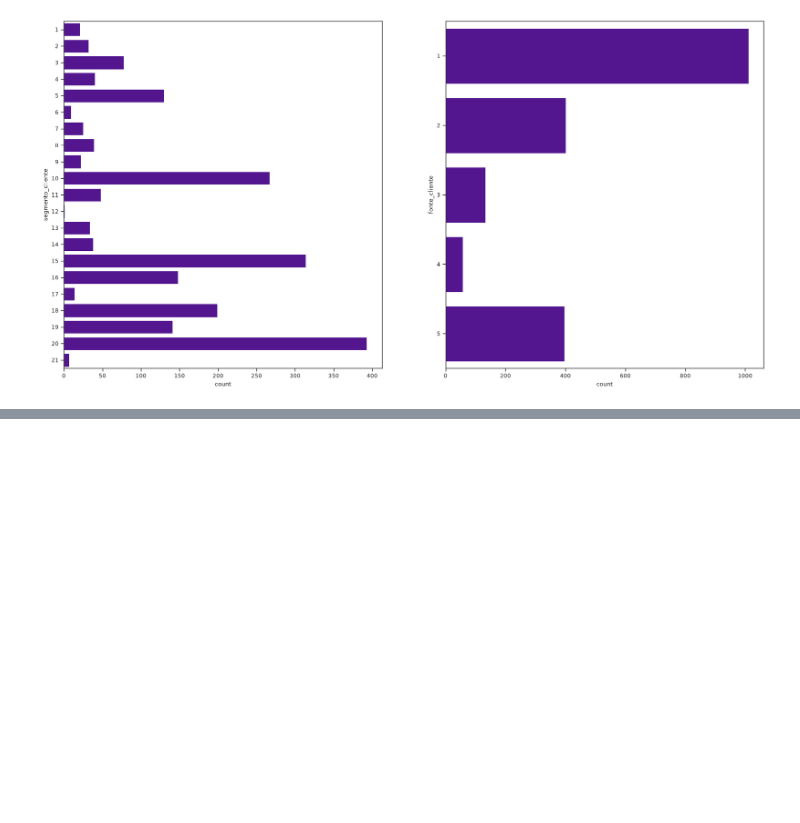
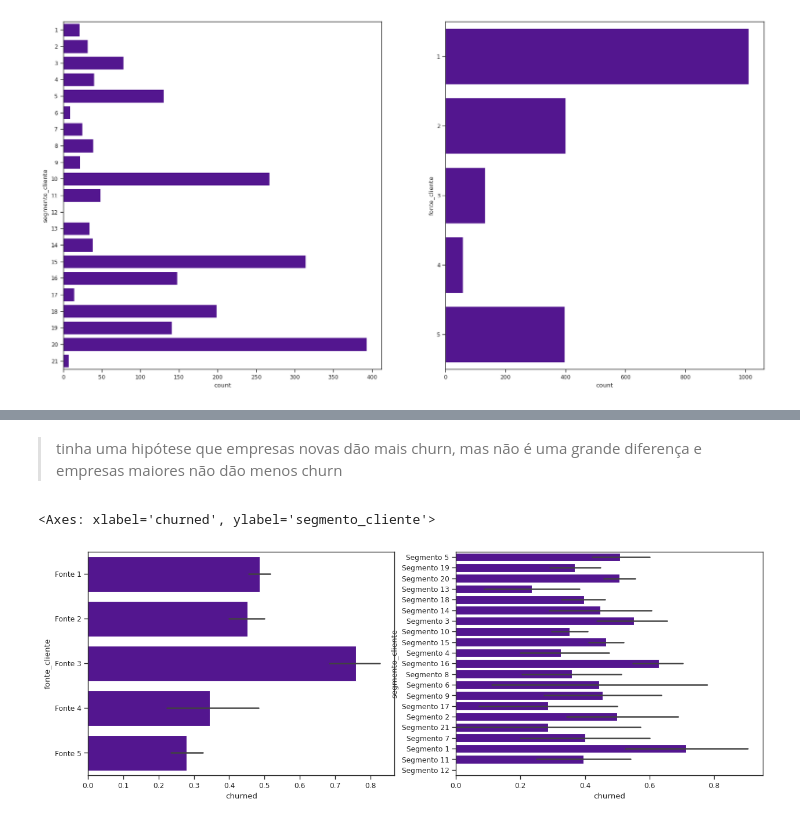
Before and after one commit to lgns-cin/CIN0144, a Jupyter notebook: EDA/com_pedidos.ipynb, the cells around one changed output, grey strips where cells are left out. Drawn from its saved outputs; the diff is of its cells as text; code cells hidden in the pictures; blank space fills up the shorter version.

```diff
--- a/EDA/com_pedidos.ipynb
+++ b/EDA/com_pedidos.ipynb
@@ -334,0 +393,9 @@ seaborn.countplot(data=leads.ifood_faixa_preco.dropna().sort_values().map(lambda
+# %% [markdown]
+> tinha uma hipótese que empresas novas dão mais churn, mas não é uma grande diferença e empresas maiores não dão menos churn
+# %%
+ax1, ax2 = plot.figure(figsize=(15, 5)).subplots(1, 2)
+seaborn.barplot(data=leads,x='churned',y='fonte_cliente',order=sorted(leads.fonte_cliente.unique()), ax=ax1)
+seaborn.barplot(data=leads,x='churned',y='segmento_cliente',ax=ax2)
+# %% [output]
+<Axes: xlabel='churned', ylabel='segmento_cliente'>
+[figure, added]
```
Also changed, not shown: parts of 21 cells of this notebook.
